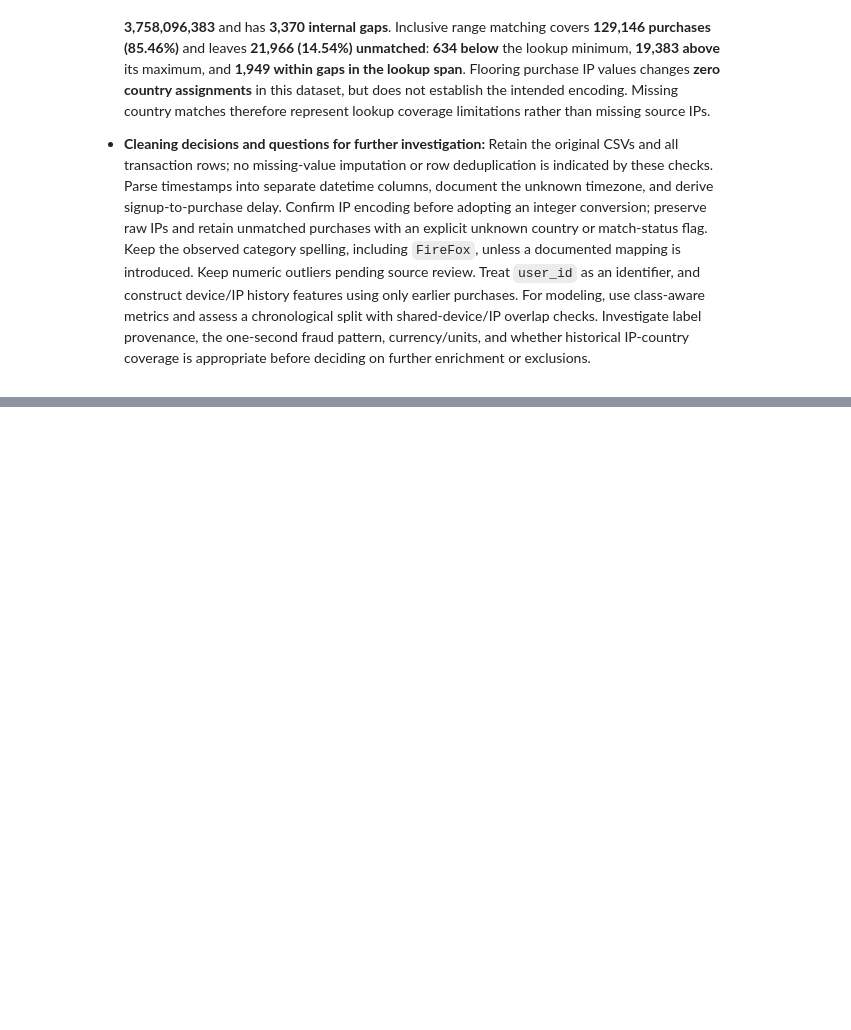
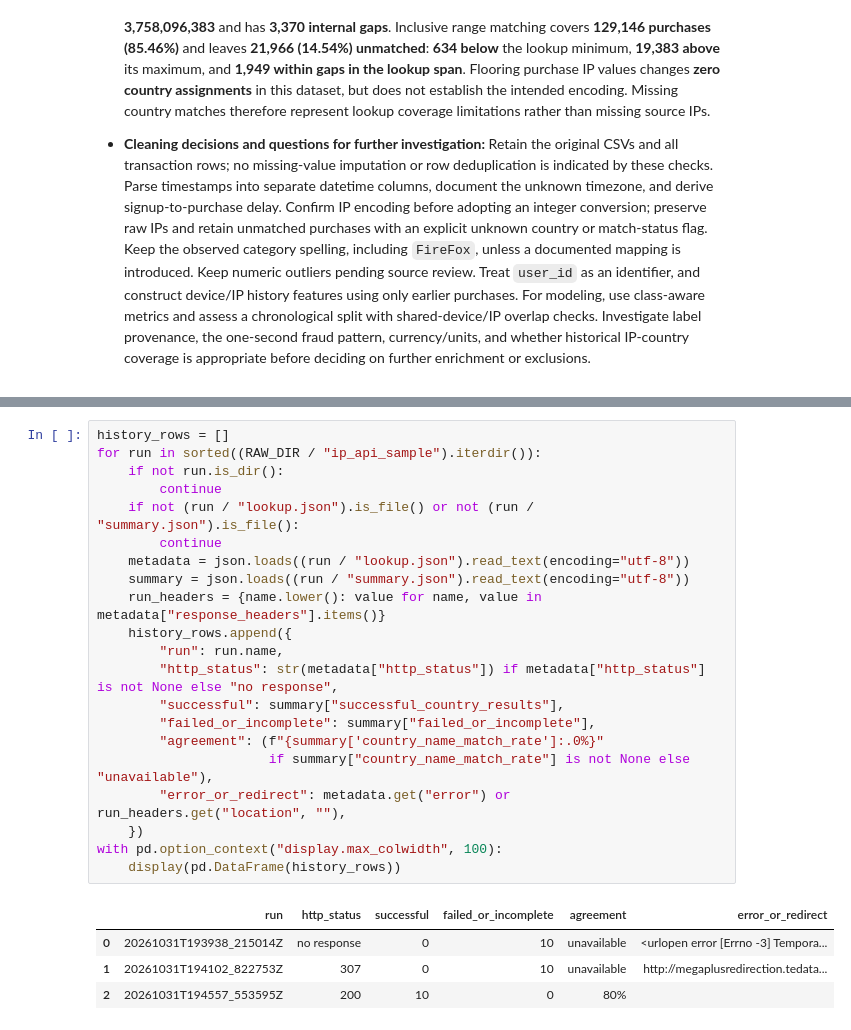
Before and after one commit to Mahmoud7111/Fraud-Detection-DEPI, a Jupyter notebook: notebooks/01_data_understanding.ipynb, the cells around one changed output, grey strips where cells are left out. Drawn from its saved outputs; the diff is of its cells as text; blank space fills up the shorter version.

```diff
--- a/notebooks/01_data_understanding.ipynb
+++ b/notebooks/01_data_understanding.ipynb
@@ -377,0 +813,26 @@ Findings from the two local CSV files. Supporting checks and outputs appear abov
+# %%
+history_rows = []
+for run in sorted((RAW_DIR / "ip_api_sample").iterdir()):
+    if not run.is_dir():
+        continue
+    if not (run / "lookup.json").is_file() or not (run / "summary.json").is_file():
+        continue
+    metadata = json.loads((run / "lookup.json").read_text(encoding="utf-8"))
+    summary = json.loads((run / "summary.json").read_text(encoding="utf-8"))
+    run_headers = {name.lower(): value for name, value in metadata["response_headers"].items()}
+    history_rows.append({
+        "run": run.name,
+        "http_status": str(metadata["http_status"]) if metadata["http_status"] is not None else "no response",
+        "successful": summary["successful_country_results"],
+        "failed_or_incomplete": summary["failed_or_incomplete"],
+        "agreement": (f"{summary['country_name_match_rate']:.0%}"
+                      if summary["country_name_match_rate"] is not None else "unavailable"),
+        "error_or_redirect": metadata.get("error") or run_headers.get("location", ""),
+    })
+with pd.option_context("display.max_colwidth", 100):
+    display(pd.DataFrame(history_rows))
+# %% [output]
+|  | run | http_status | successful | failed_or_incomplete | agreement | error_or_redirect |
+| 0 | 20261031T193938_215014Z | no response | 0 | 10 | unavailable | <urlopen error [Errno -3] Tempora... |
+| 1 | 20261031T194102_822753Z | 307 | 0 | 10 | unavailable | http://megaplusredirection.tedata... |
+| 2 | 20261031T194557_553595Z | 200 | 10 | 0 | 80% |  |
```
Also changed, not shown: parts of 37 cells of this notebook.
